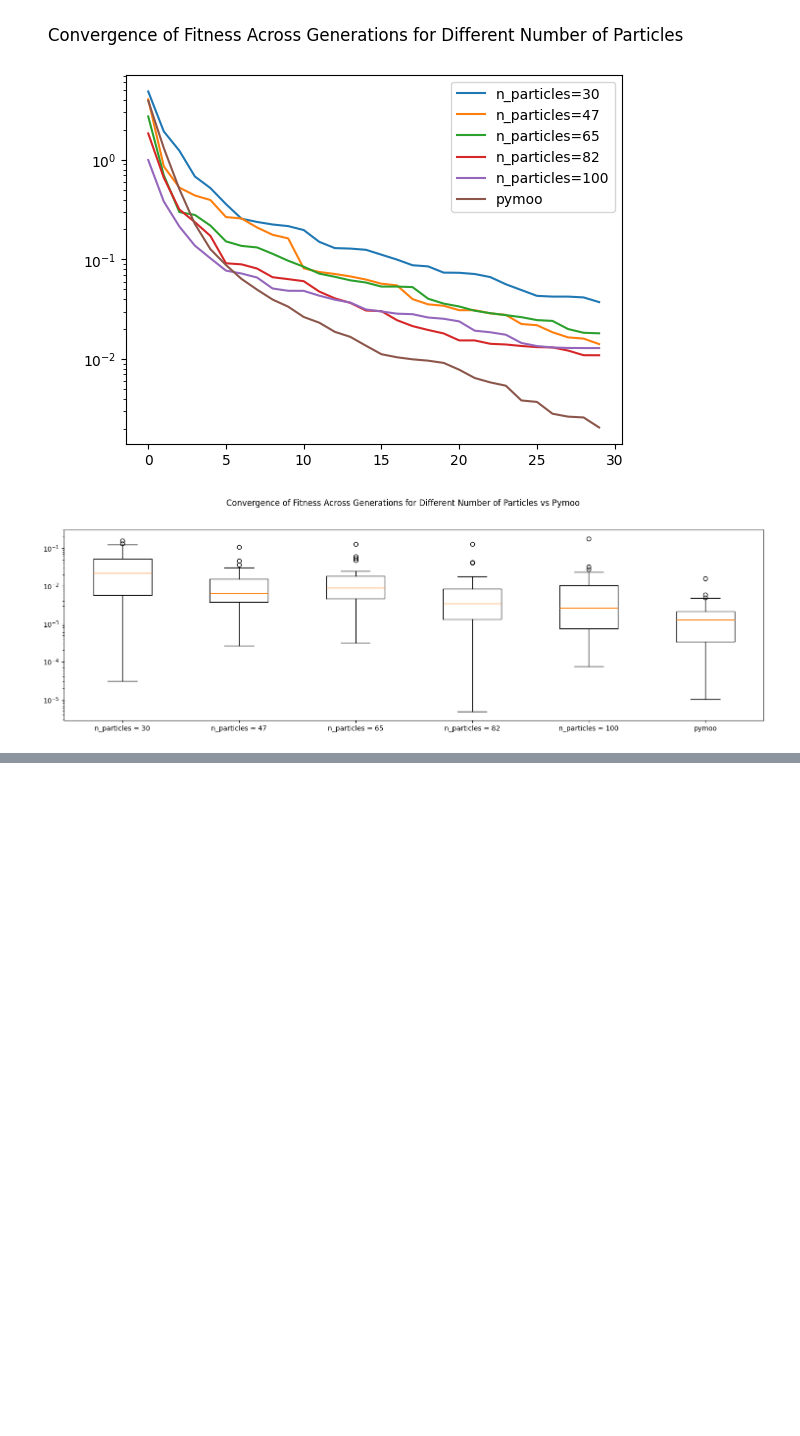
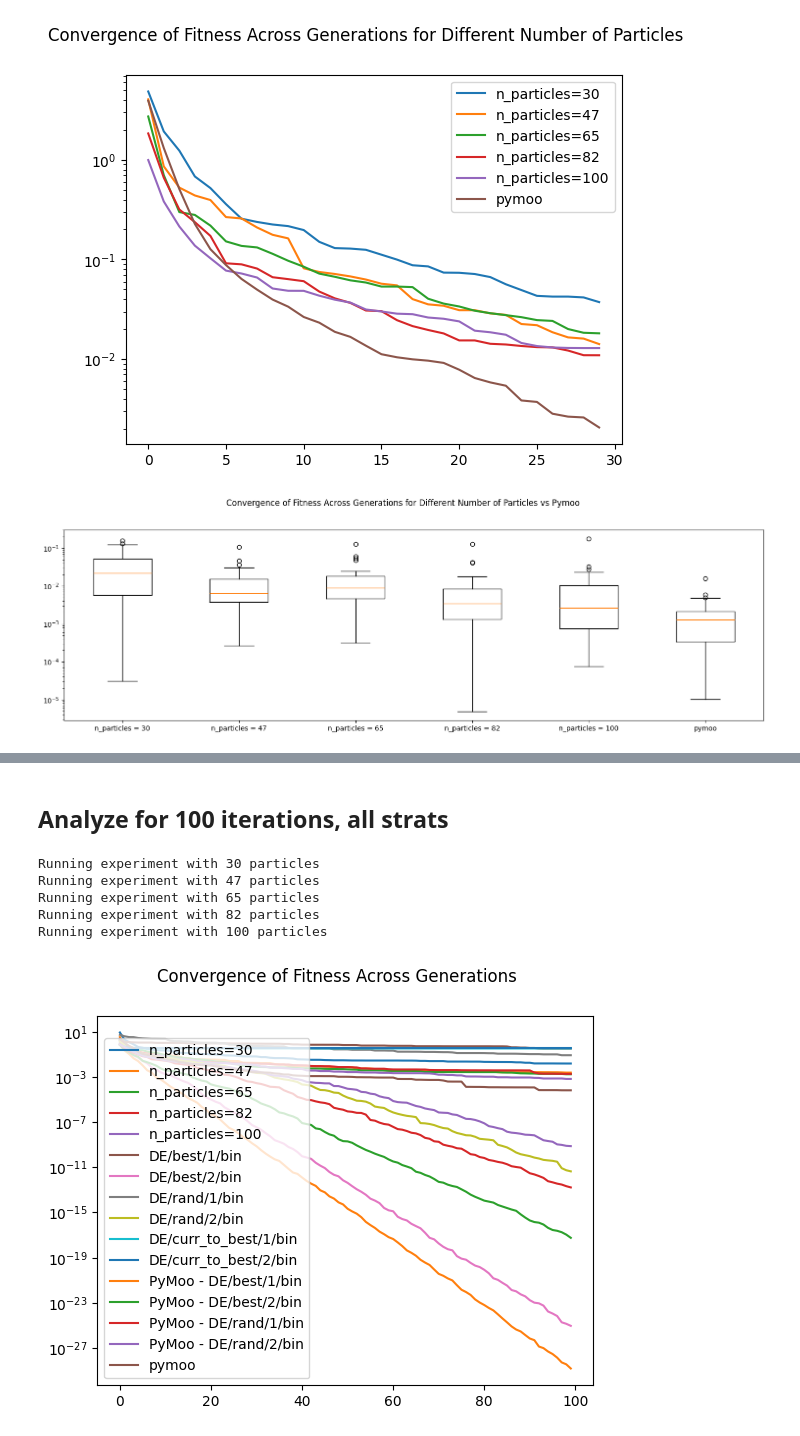
Before and after one commit to fparadas/evolution, a Jupyter notebook: pso_experiments.ipynb, the cells around one changed output, grey strips where cells are left out. Cells and saved outputs as stored; diff of their text form; code cells hidden in the pictures; blank space fills up the shorter version.

```diff
--- a/pso_experiments.ipynb
+++ b/pso_experiments.ipynb
@@ -239,0 +240,21 @@ plt.show()
+# %% [markdown]
+## Analyze for 100 iterations, all strats
+# %%
+iterations = 100
+repetition = 30
+n_particles = np.linspace(30, 100, 5, dtype=int)
+w = 1.0
+c1 = 0.8
+c2 = 0.8
+
+particles_experiments = {}
+for n in n_particles:
+    print(f"Running experiment with {n} particles")
+    results = repeat(repetition, pso.minimize, rosenbrock, rosen_boundaries(2), n, w, c1, c2, max_iter=iterations)
+    particles_experiments[n] = np.array([list(result) for result in results], dtype=[('best_x', float, (2,)), ('fitness', float)])
+# %% [output]
+Running experiment with 30 particles
+Running experiment with 47 particles
+Running experiment with 65 particles
+Running experiment with 82 particles
+Running experiment with 100 particles
@@ -239,0 +271,20 @@ plt.show()
+# %%
+fmap = {"rand": de.mutation.rand,
+       "best": de.mutation.best,
+       "curr_to_best": de.mutation.curr_to_best}
+
+X = ["best", "rand", "curr_to_best"]
+Y = [1, 2]
+
+N = 30
+F = 0.8
+Cr = 0.8
+NP = 100
+
+
+de_experiments = {}
+for x in X:
+  de_experiments[x] = {}
+  for y in Y:
+    results = repeat(30, de.minimize, rosenbrock, rosen_boundaries(2), NP, F, Cr, x=fmap[x], y=y)
+    de_experiments[x][y] = np.array([list(result) for result in results], dtype=[('best_x', float, (2,)), ('fitness', float)])
@@ -239,0 +318,21 @@ plt.show()
+# %%
+for n in n_particles:
+    plt.plot(particles_experiments[n]['fitness'].mean(axis=0), label=f"n_particles={n}")
+
+for x in X:
+    for y in Y:
+        plt.plot(de_experiments[x][y]['fitness'].mean(axis=0), label=f"DE/{x}/{y}/bin")
+
+for x in X[:-1]:
+    for y in Y:
+        plt.plot(pymoo_de_exp[x][y]["fitness"].mean(axis=0), label=f"PyMoo - DE/{x}/{y}/bin")
+
+plt.plot(pymoo_exp["fitness"].mean(axis=0), label="pymoo")
+
+plt.suptitle("Convergence of Fitness Across Generations")
+
+plt.legend()
+plt.yscale("log")
+plt.show()
+# %% [output]
+[figure, added]
```
Also changed, not shown: parts of 7 cells of this notebook.
